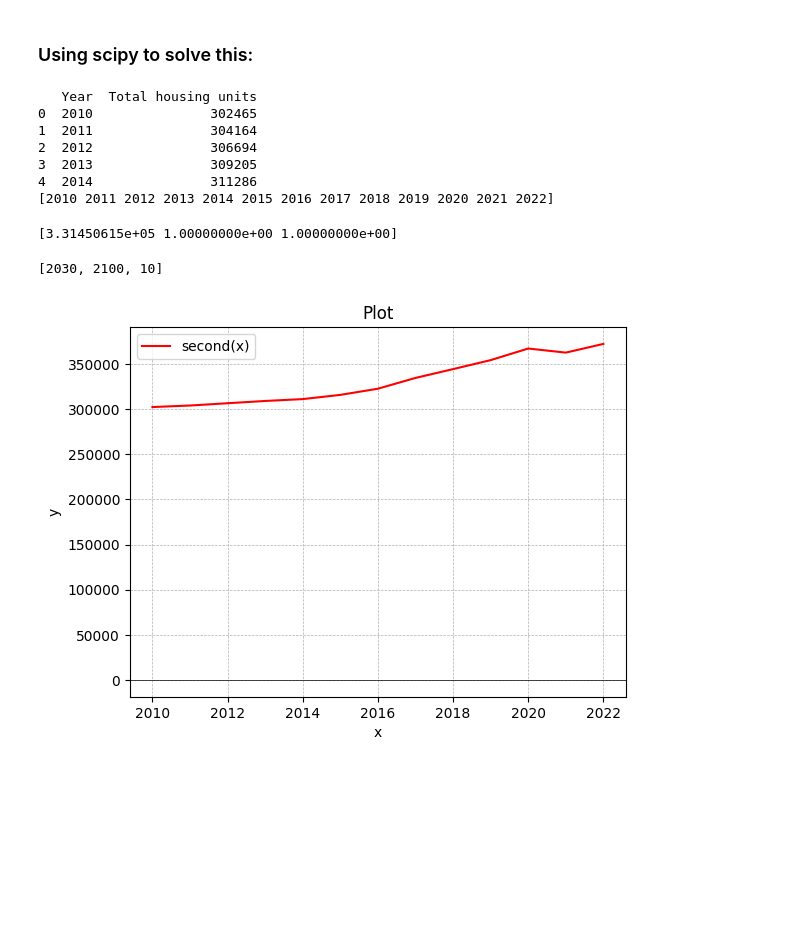
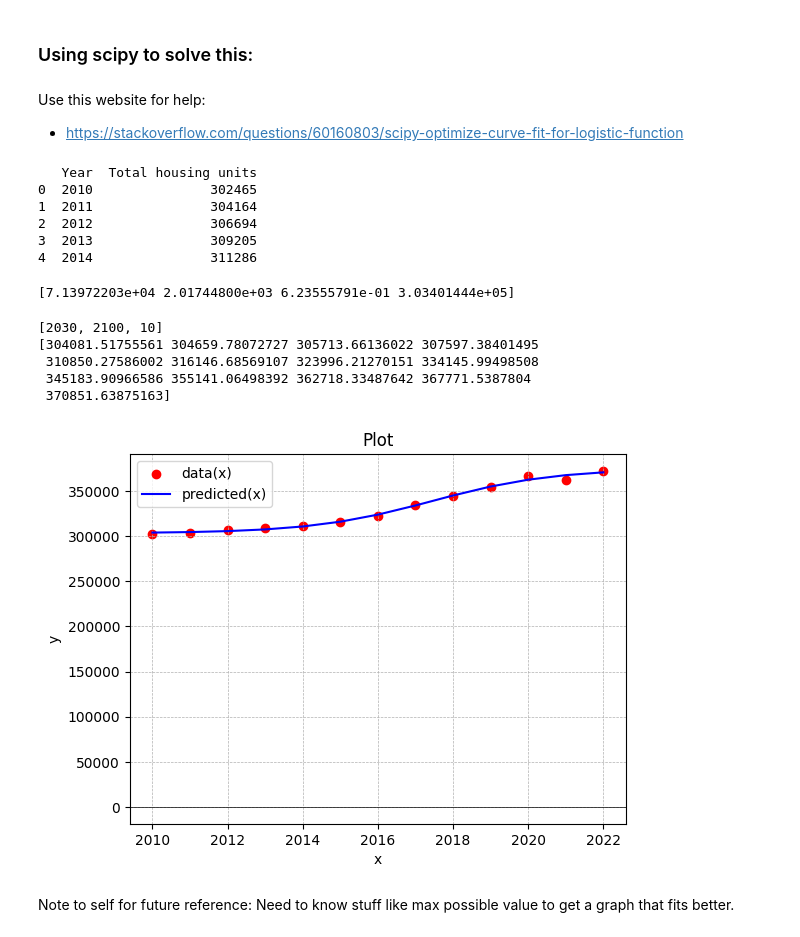
Before and after one commit to CirclesAndBoxes/M3-Python, a Jupyter notebook: least_squares_regression/Logistic.ipynb, the cells around one changed output. Cells and saved outputs as stored; diff of their text form; code cells hidden in the pictures; blank space fills up the shorter version.

```diff
--- a/least_squares_regression/Logistic.ipynb
+++ b/least_squares_regression/Logistic.ipynb
@@ -35,13 +35,17 @@ A_line = A_line_transpose.T
 # x = (A.T A)^-1 @ (A.T y)
 # %% [markdown]
 ### Using scipy to solve this:
+# %% [markdown]
+Use this website for help:
+
+- https://stackoverflow.com/questions/60160803/scipy-optimize-curve-fit-for-logistic-function
 # %%
 from scipy.optimize import curve_fit
 import pandas as pd
 
 # Define the Logistic function
-def func(t, M, A, k):
-    return M / (1 + A * np.e**(-k * t))
+def func(t, M, x0, k, offset):
+    return M / (1 + np.e**(-k * (t - x0))) + offset
 
 # Check this to read comma separated values
 M3_data = pd.read_csv("M3 Seattle Data.csv", dtype={'year': np.int64})
@@ -58,29 +62,39 @@ housing_data = M3_data['Total housing units'].values
 2  2012               306694
 3  2013               309205
 4  2014               311286
-[2010 2011 2012 2013 2014 2015 2016 2017 2018 2019 2020 2021 2022]
 # %%
-popt, pcov = curve_fit(func, t_data, housing_data)
+# For inital guesses: p0=[MAX, INFLICTION TIME, k, OFFSET]
+popt, pcov = curve_fit(func, t_data, housing_data, p0=[500000, 2030, .1, 100000])
 
 print(popt)
 # %% [output]
-[3.31450615e+05 1.00000000e+00 1.00000000e+00]
+[7.13972203e+04 2.01744800e+03 6.23555791e-01 3.03401444e+05]
 # %%
 # Creating list to extrapolate to further values:
 t_futures = [2030,2100,10]
 print(t_futures)
+
+predicted_list = func(t_data, popt[0], popt[1], popt[2], popt[3])
+print(predicted_list)
 # %% [output]
 [2030, 2100, 10]
+[304081.51755561 304659.78072727 305713.66136022 307597.38401495
+ 310850.27586002 316146.68569107 323996.21270151 334145.99498508
+ 345183.90966586 355141.06498392 362718.33487642 367771.5387804
+ 370851.63875163]
 # %%
-plt.plot(t_data, housing_data, label='second(x)', color='red')
+plt.scatter(t_data, housing_data, label='data(x)', color='red')
+plt.plot(t_data, predicted_list, label='predicted(x)', color='blue')
 
 plt.axhline(0, color='black', linewidth=0.5)
 
 plt.legend()
 plt.xlabel('x')
 plt.ylabel('y')
 plt.title('Plot')
 plt.grid(True, linestyle='--', linewidth=0.5)
 plt.show()
 # %% [output]
-[figure, old version]
+[figure, new version]
+# %% [markdown]
+Note to self for future reference: Need to know stuff like max possible value to get a graph that fits better.
```
Also changed, not shown: parts of 1 cell of this notebook, 2 other files.
